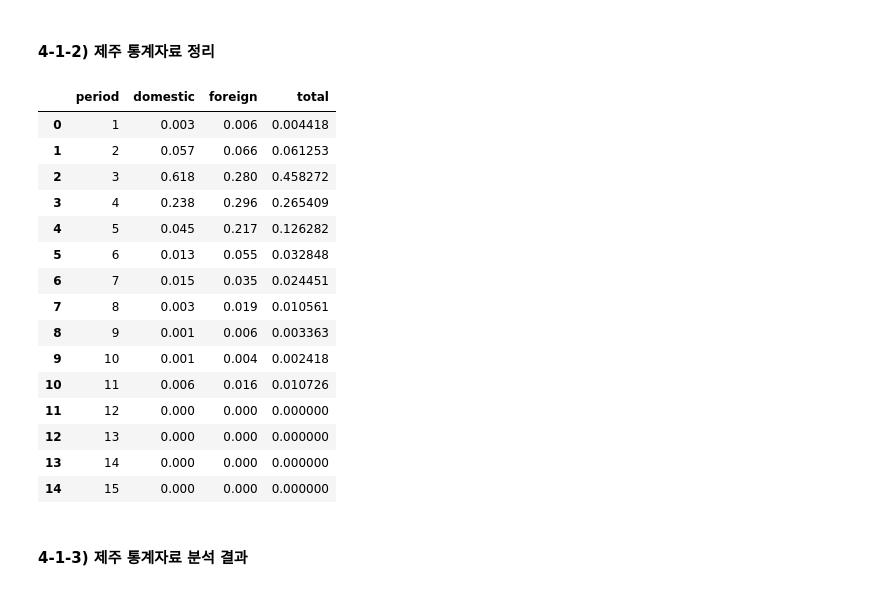
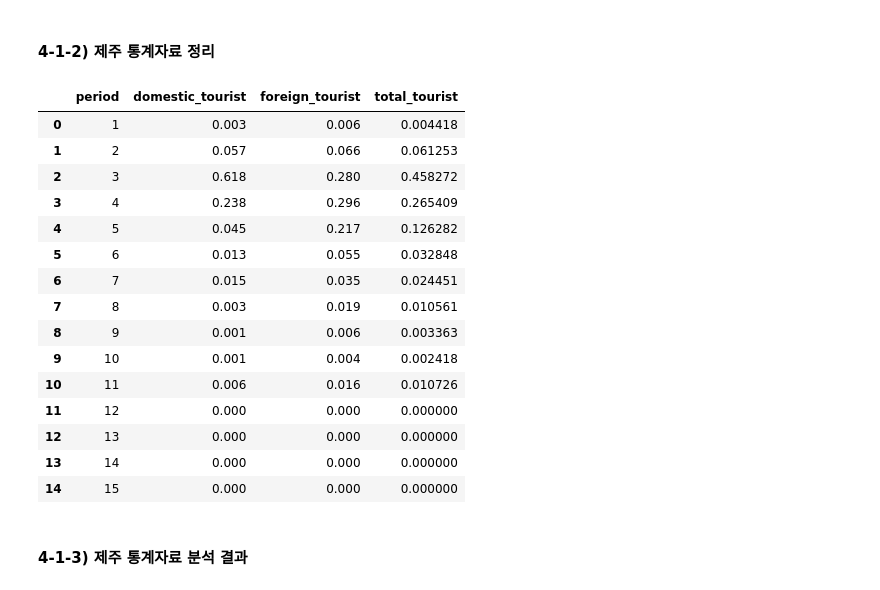
Before and after one commit to hoonisone/2020_jeju-bus-tag_data-analysis, a Jupyter notebook: main/1. 데이터 전처리/1. 이용자&정류장 추출.ipynb, the cells around one changed output. Cells and saved outputs as stored; diff of their text form; code cells hidden in the pictures.

```diff
--- a/main/1. 데이터 전처리/1. 이용자&정류장 추출.ipynb
+++ b/main/1. 데이터 전처리/1. 이용자&정류장 추출.ipynb
@@ -543,8 +543,8 @@ tourist_num = {"2019":{"Jun":{"Domestic":1155020, "Foreign":152197},
 
 # 제주 관광객 체류 기간 데이터
 stay_period = {"period":[1, 2, 3, 4, 5, 6, 7, 8, 9, 10, 11, 12, 13, 14, 15],
-               "domestic":[0.003, 0.057, 0.618, 0.238, 0.045, 0.013, 0.015, 0.003, 0.001, 0.001, 0.006, 0, 0, 0, 0],
-               "foreign":[0.006, 0.066, 0.280, 0.296, 0.217, 0.055, 0.035, 0.019, 0.006, 0.004, 0.016, 0, 0, 0, 0]}
+               "domestic_tourist":[0.003, 0.057, 0.618, 0.238, 0.045, 0.013, 0.015, 0.003, 0.001, 0.001, 0.006, 0, 0, 0, 0],
+               "foreign_tourist":[0.006, 0.066, 0.280, 0.296, 0.217, 0.055, 0.035, 0.019, 0.006, 0.004, 0.016, 0, 0, 0, 0]}
 
 # 기타 데이터(버스 이용량, )
 domestic_bus_utilization = 3.2
@@ -559,45 +559,35 @@ def make_statistics_for_pecentage_distrubution(df, expected_column, percentage_c
     mean = df["E * P"].sum()
     variance = df["E * E"].mean() - mean
     standard_deviation = variance ** (0.5)
     return mean, standard_deviation
 
 # 관광객 수 합계 계산
 domestic_tourist_num = 0
 foreign_tourist_num = 0
 for data in tourist_num["2019"].values():
     domestic_tourist_num += data["Domestic"]
     foreign_tourist_num += data["Foreign"]
 total_tourist_num = domestic_tourist_num+foreign_tourist_num
 
 # 대중교통 이용 관광객 수 계산
 domestic_user_num = int(domestic_tourist_num*domestic_bus_utilization/100)
 foreign_user_num  = int(foreign_tourist_num*foreign_bus_utilization/100)
 total_user_num = domestic_user_num+foreign_user_num
 
 # 제주 관광객 비율 통계
 domestic_user_ratio = domestic_user_num / total_user_num
 foreign_user_ratio = foreign_user_num / total_user_num
 
 # 관광객 데이터 데이터프레임생성
 stay_period_df = pd.DataFrame(stay_period)
-stay_period_df["total"] = stay_period_df["domestic"]*domestic_user_ratio+stay_period_df["foreign"]*foreign_user_ratio
+stay_period_df["total_tourist"] = stay_period_df["domestic_tourist"]*domestic_user_ratio+stay_period_df["foreign_tourist"]*foreign_user_ratio
 stay_period_df
 
 # # 제주 관광객 체류기간 통계(평균, 표준편차)
 # domestic_period_mean, domestic_period_std = make_statistics_for_pecentage_distrubution(stay_period_df, expected_column="period", percentage_column="domestic")
 # foreign_period_mean, foreign_tourist_period_std = make_statistics_for_pecentage_distrubution(stay_period_df, expected_column="period", percentage_column="foreign")
-# total_period_mean = (domestic_period_mean*domestic_num + foreign_period_mean*foreign_num)/total_num
-# total_period_std = ((domestic_period_std**2+domestic_period_mean) - total_period_mean)**(0.5)
-
-# # 전체 관광객 분포도 통계
-# total_tourist_ratio_per_stay_period_df = domestic_tourist_ratio_per_stay_period_df
-
-# # 관광객 버스 이용자 계산(이용자 수 * 이용자 비율)
-# domestic_num = int(domestic_tourist_num*domestic_bus_utilization/100)
-# foreign_num  = int(foreign_tourist_num*foreign_bus_utilization/100)
-# total_num = domestic_user_num+foreign_user_num
 # %% [output]
-|  | period | domestic | foreign | total |
+|  | period | domestic_tourist | foreign_tourist | total_tourist |
 | 0 | 1 | 0.003 | 0.006 | 0.004418 |
 | 1 | 2 | 0.057 | 0.066 | 0.061253 |
 | 2 | 3 | 0.618 | 0.280 | 0.458272 |
```
Also changed, not shown: parts of 3 cells of this notebook.
